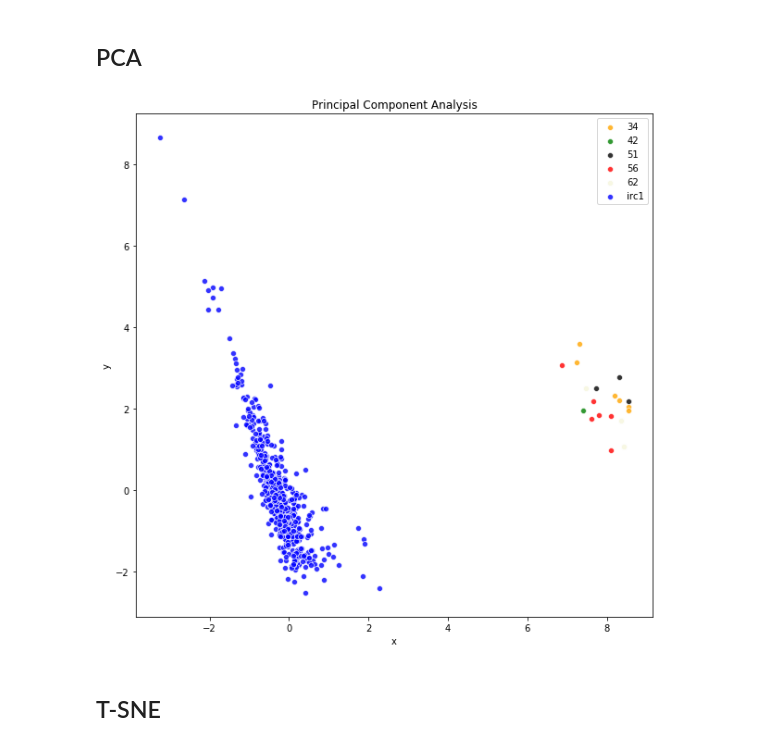
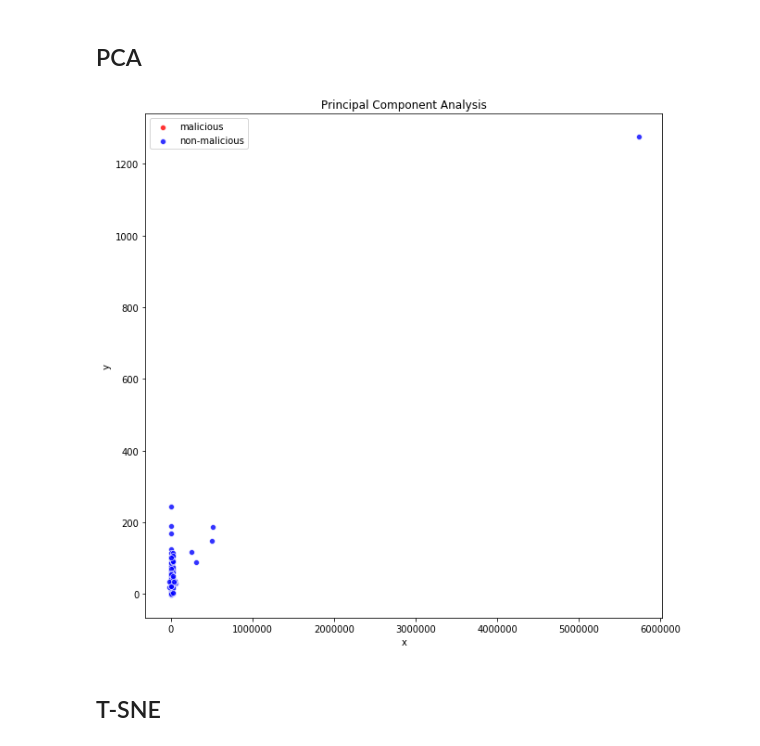
Before and after one commit to stratosphereips/IRC-Behavioral-Analysis, a Jupyter notebook: python/irc_user_classifier.ipynb, the cells around one changed output. Drawn from its saved outputs; the diff is of its cells as text; code cells hidden in the pictures.

```diff
--- a/python/irc_user_classifier.ipynb
+++ b/python/irc_user_classifier.ipynb
@@ -30,12 +30,10 @@ data.drop(['Unnamed: 0'],axis=1,inplace=True)
 data.head()
 # # Prepare data for training
 # # Divide the data into attributes and labels
-X = data.iloc[:, 2:-1]
-y = data.iloc[:, 0]
+X = data.iloc[:, 2:-3]
+y = data.iloc[:, -1]
 
 X['lang'] = X['lang'].astype('category').cat.codes
 X = X.apply(lambda x: x.fillna(x.mean()),axis=0)
 
-X_train, X_test, y_train, y_test = train_test_split(X, y, test_size=0.3, random_state=0)
-
-X_train.head()
+# X_train, X_test, y_train, y_test = train_test_split(X, y, stratify=y, test_size=0.3, random_state=0)
@@ -48,0 +45,10 @@ X_train.head()
+# %%
+# X, _X = X[:38], X[38:]
+# y, _y = y[:38], y[38:]
+
+X_train, X_test, y_train, y_test = train_test_split(X, y, stratify=y, test_size=0.3, random_state=1)
+
+# X_test_big = np.concatenate([X_test, _X])
+# y_test_big = np.concatenate([y_test, _y])
+X_test_big = X_test
+y_test_big = y_test
@@ -61,29 +112,31 @@ def pick_color(n=1):
 ## PCA
 # %%
 pca = PCA(n_components=2)
-X_pca = pca.fit(X).transform(X)
+_pca = pca.fit(X)
+X_pca_train = pca.transform(X_train)
+X_pca = _pca.transform(X_test_big)
 lw = 2
 # increase fig size when the point annotation is enabled
 plt.figure(figsize=(10,10))
 plt.title('Principal Component Analysis')
 group_offset = 0
-for color, i, target_name in zip(pick_color(n=len(data.pcap.unique())), data.pcap.unique(), data.pcap.unique()):
-    _pca_data_x = X_pca[y == i, 0]
-    _pca_data_y = X_pca[y == i, 1]
+for color, i, target_name in zip(['red','blue'], data.malicious.unique(), ['malicious','non-malicious']):
+    _pca_data_x = X_pca[y_test_big == i, 0]
+    _pca_data_y = X_pca[y_test_big == i, 1]
     _pca_df = pd.DataFrame({
         'x': _pca_data_x,
         'y': _pca_data_y,
         'group': list(range(group_offset, _pca_data_x.shape[0]+group_offset))
     })
     group_offset += _pca_data_x.shape[0]
 
     p1 = sns.scatterplot(x='x',y='y',data=_pca_df, color=color, alpha=.8,
                 label=target_name)
 
 plt.legend(loc='best', shadow=False, scatterpoints=1)
 plt.show()
 # %% [output]
-[figure, old version]
+[figure, new version]
 # %% [markdown]
 ## T-SNE
 # %%
```
Also changed, not shown: parts of 47 cells of this notebook, 2 other files.
